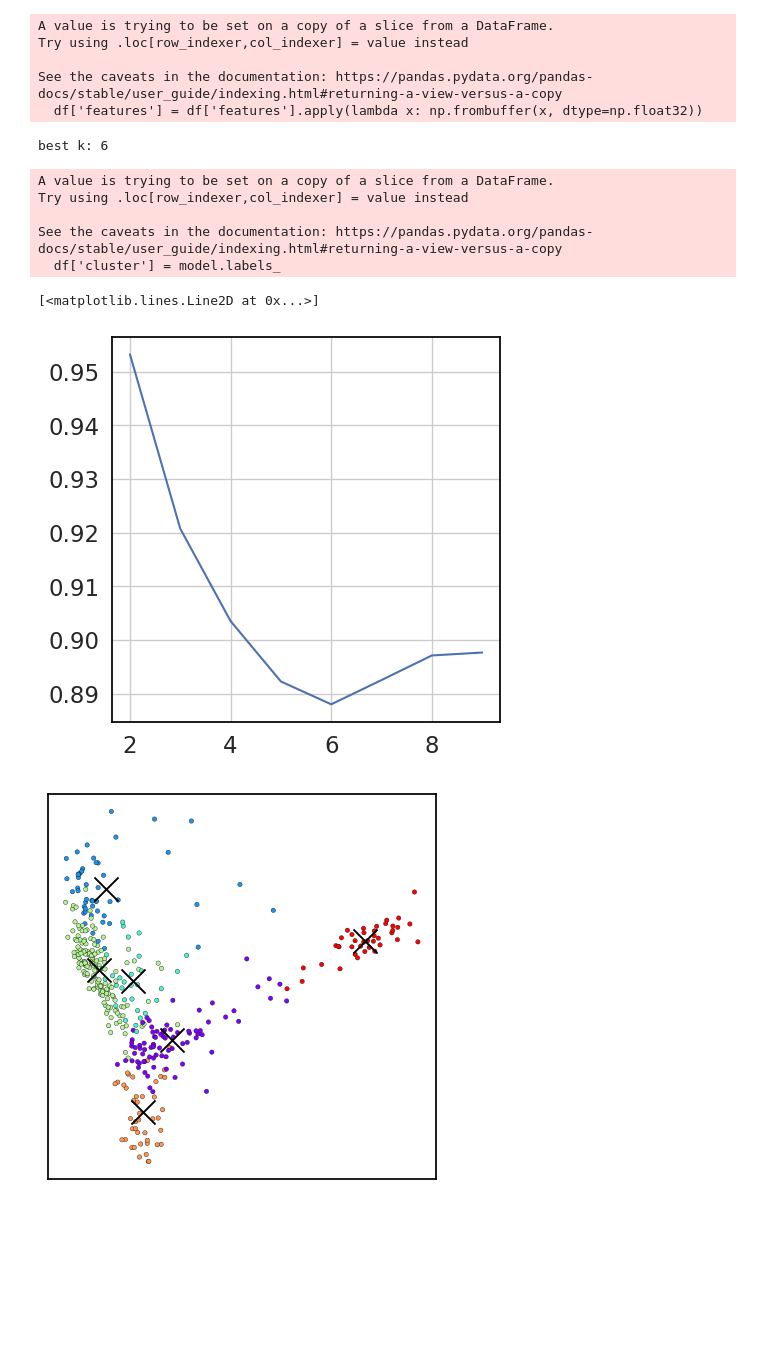
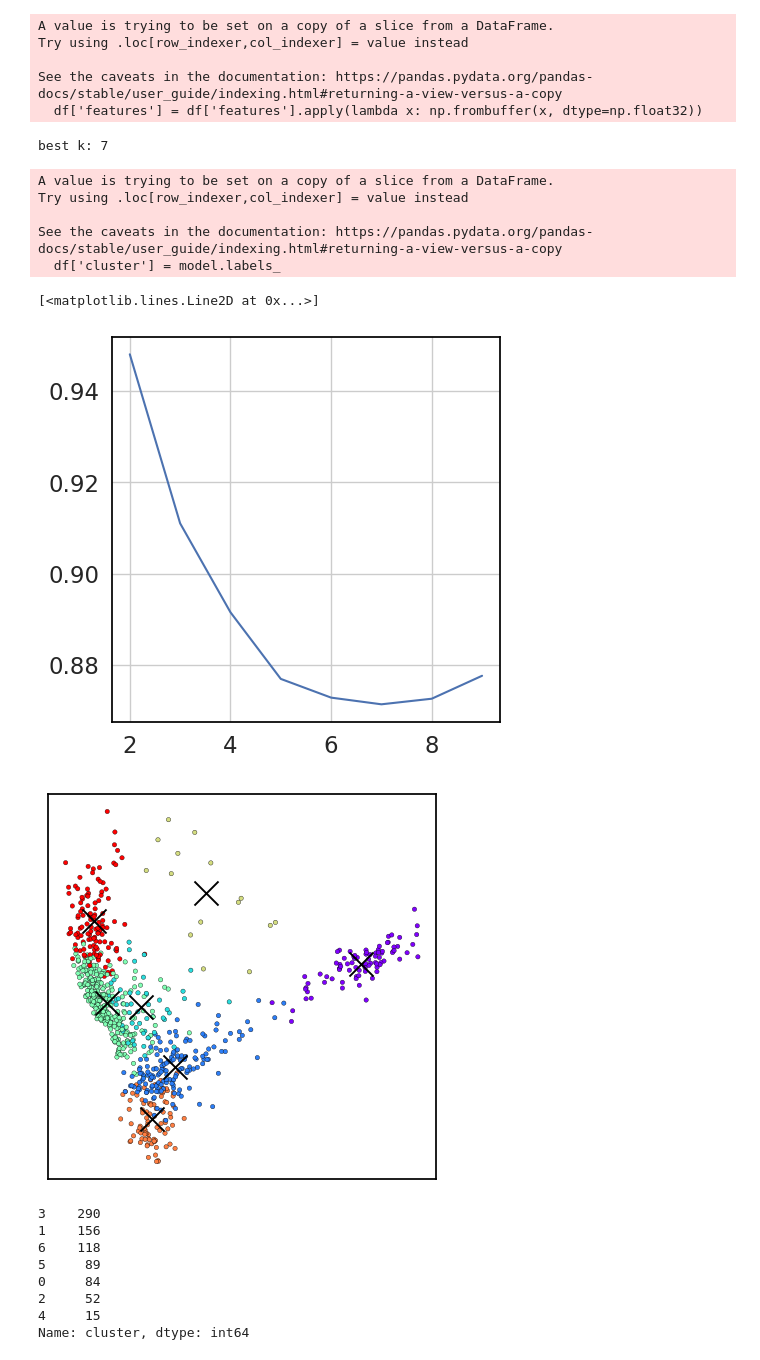
Before and after one commit to jackmead515/fix-dive, a Jupyter notebook: research/preprocess/cluster.ipynb, the cells around one changed output. Drawn from its saved outputs; the diff is of its cells as text; code cells hidden in the pictures; blank space fills up the shorter version.

```diff
--- a/research/preprocess/cluster.ipynb
+++ b/research/preprocess/cluster.ipynb
@@ -6,8 +6,9 @@ from sklearn.decomposition import PCA
 from sklearn.preprocessing import StandardScaler
 from sklearn.pipeline import Pipeline
 from sklearn.cluster import KMeans
+import cv2
 
-url = 'http://minio-api.kubby.ninja/fix-dive-storage/projects/1234567890/features/preprocess/preprocess.gzip.parquet'
+url = 'http://minio-api.kubby.ninja/fix-dive-storage/projects/1234567890/features/features/features.gzip.parquet'
 
 df = pd.read_parquet(url)
 
@@ -74,14 +75,14 @@ print('best k:', best_k)
 
 plt.plot(results)
 # %% [output]
-best k: 6
+best k: 7
 A value is trying to be set on a copy of a slice from a DataFrame.
 Try using .loc[row_indexer,col_indexer] = value instead
 
 See the caveats in the documentation: https://pandas.pydata.org/pandas-docs/stable/user_guide/indexing.html#returning-a-view-versus-a-copy
   df['cluster'] = model.labels_
 [<matplotlib.lines.Line2D at 0x...>]
-[figure, old version]
+[figure, new version]
 # %%
 import seaborn as sns
 
@@ -91,31 +92,41 @@ sns.set_context('talk')
 sns.set(rc={'figure.figsize':(5, 5)})
 sns.set(font_scale=1.5)
 sns.set_style({'axes.edgecolor': 'black', 'axes.linewidth': 1.0})
 sns.set_style({'grid.color': '.8', 'grid.linestyle': u'-', 'grid.linewidth': 0.5})
 sns.set_style({'axes.grid': True, 'axes.facecolor': 'white'})
 
 sns.scatterplot(
     x=xt[:, 0],
     y=xt[:, 1],
     hue=model.labels_,
     s=10,
     edgecolor='black',
     palette='rainbow'
 )
 sns.scatterplot(
     x=model.cluster_centers_[:, 0],
     y=model.cluster_centers_[:, 1],
     color='black',
     s=300,
     marker='x'
 )
 # remove xticks and yticks
 plt.xticks([])
 plt.yticks([])
 
 # remove legend
 plt.legend([],[], frameon=False)
 
 plt.show()
+
+df['cluster'].value_counts().sort_values(ascending=False)
 # %% [output]
-[figure, old version]
+[figure, new version]
+3    290
+1    156
+6    118
+5     89
+0     84
+2     52
+4     15
+Name: cluster, dtype: int64
```
Also changed, not shown: parts of 5 cells of this notebook, 7 other files.
